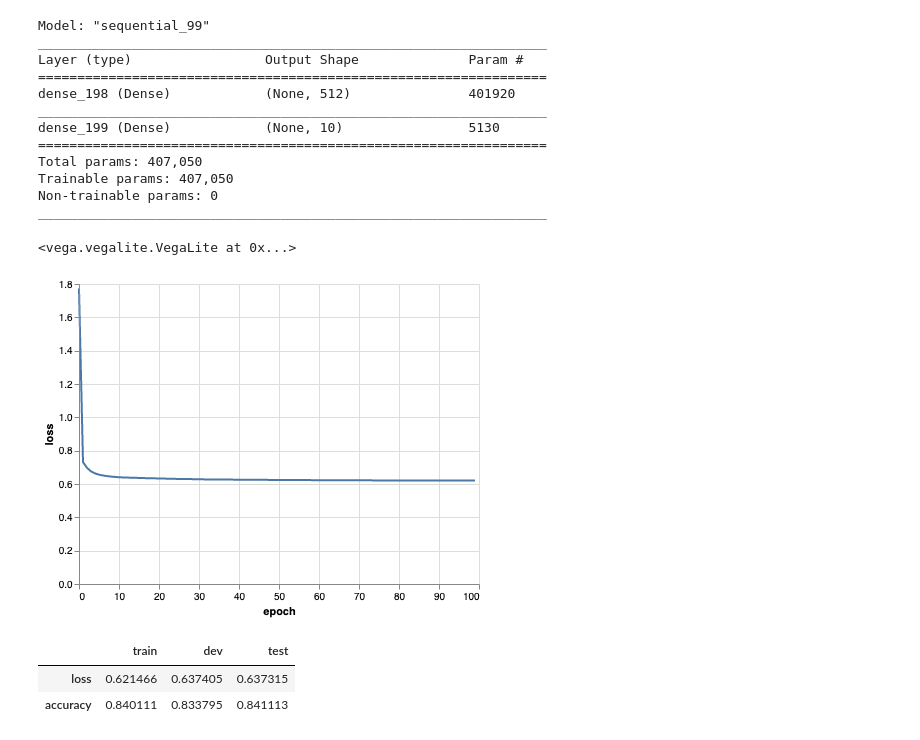
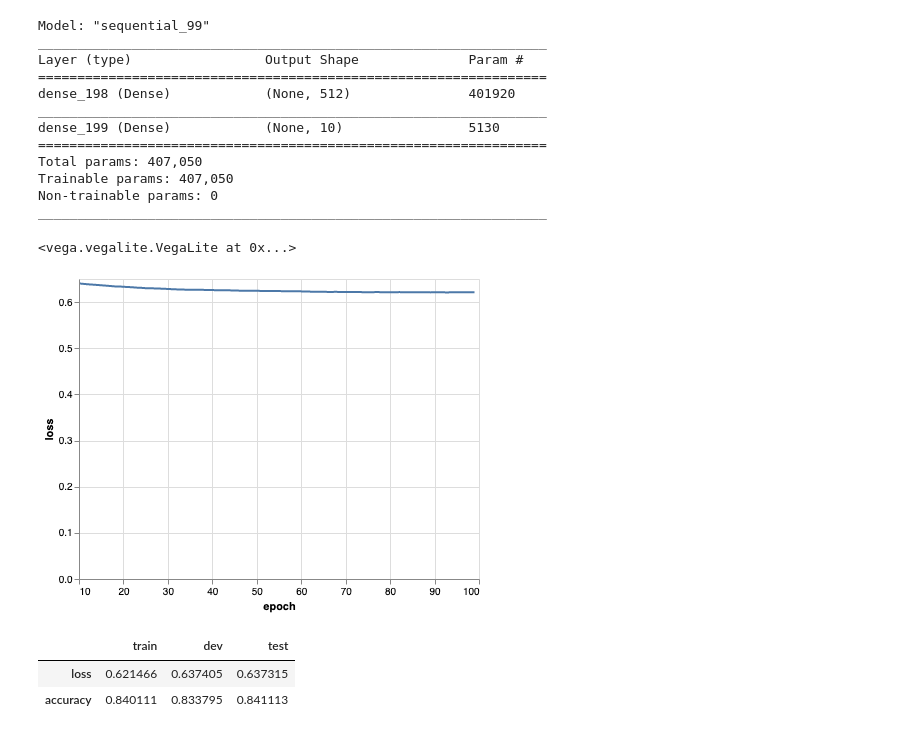
Before and after one commit to manifest/machine-learning-notebook, a Jupyter notebook: tensorflow/classification.nn.ipynb, the cells around one changed output. Drawn from its saved outputs; the diff is of its cells as text; code cells hidden in the pictures.

```diff
--- a/tensorflow/classification.nn.ipynb
+++ b/tensorflow/classification.nn.ipynb
@@ -172,13 +175,13 @@ Trainable params: 407,050
 Non-trainable params: 0
 _________________________________________________________________
 # %%
-alt.Chart(ad.metrics_history().reset_index()).mark_line().encode(
+alt.Chart(ad.metrics_history().iloc[10:].reset_index()).mark_line().encode(
     x = "epoch",
     y = "loss",
 )
 # %% [output]
 <vega.vegalite.VegaLite at 0x...>
-[figure, old version]
+[figure, new version]
 # %%
 ad.generalized_metrics(ds_dev, ds_test)
 # %% [output]
```
Also changed, not shown: parts of 3 cells of this notebook, 4 other files.
